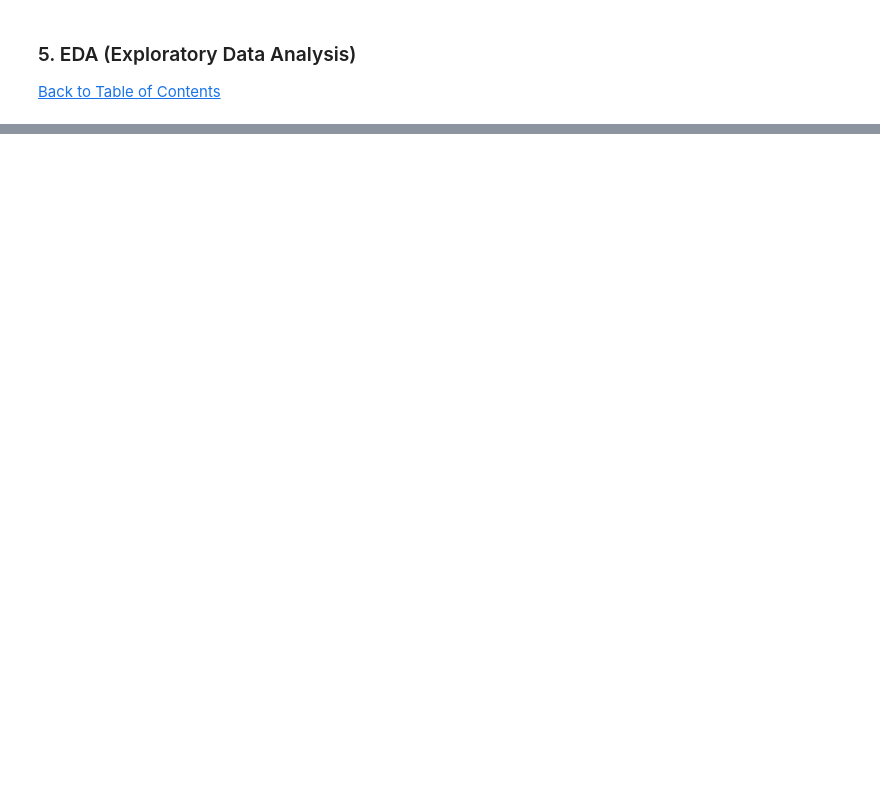
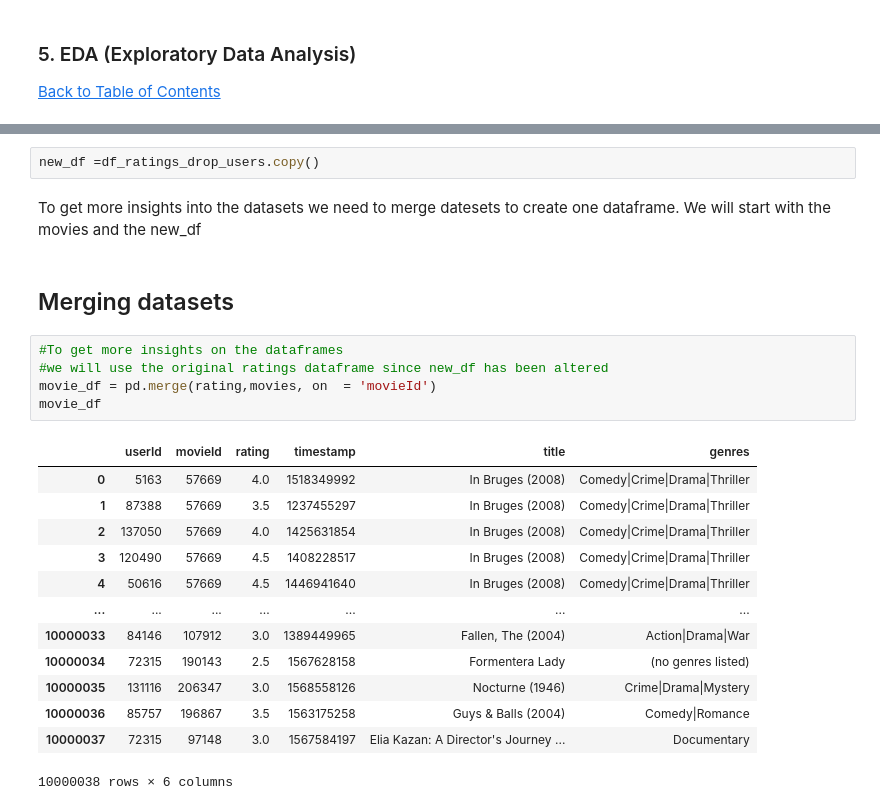
Before and after one commit to CBB6/unsupervised-predict-streamlit-cb3, a Jupyter notebook: unsupervised.ipynb, the cells around one changed output, grey strips where cells are left out. Saved outputs shown, nothing was run; the diff lists cells and outputs as text; blank space fills up the shorter version.

```diff
--- a/unsupervised.ipynb
+++ b/unsupervised.ipynb
@@ -119,0 +312,25 @@ train_df.shape
+# %%
+new_df =df_ratings_drop_users.copy()
+# %% [markdown]
+To get more insights into the datasets we need to merge datesets to create one dataframe. We will start with the movies and the new_df
+# %% [markdown]
+## Merging datasets
+# %%
+#To get more insights on the dataframes
+#we will use the original ratings dataframe since new_df has been altered
+movie_df = pd.merge(rating,movies, on  = 'movieId')
+movie_df
+# %% [output]
+|  | userId | movieId | rating | timestamp | title | genres |
+| 0 | 5163 | 57669 | 4.0 | 1518349992 | In Bruges (2008) | Comedy|Crime|Drama|Thriller |
+| 1 | 87388 | 57669 | 3.5 | 1237455297 | In Bruges (2008) | Comedy|Crime|Drama|Thriller |
+| 2 | 137050 | 57669 | 4.0 | 1425631854 | In Bruges (2008) | Comedy|Crime|Drama|Thriller |
+| 3 | 120490 | 57669 | 4.5 | 1408228517 | In Bruges (2008) | Comedy|Crime|Drama|Thriller |
+| 4 | 50616 | 57669 | 4.5 | 1446941640 | In Bruges (2008) | Comedy|Crime|Drama|Thriller |
+| ... | ... | ... | ... | ... | ... | ... |
+| 10000033 | 84146 | 107912 | 3.0 | 1389449965 | Fallen, The (2004) | Action|Drama|War |
+| 10000034 | 72315 | 190143 | 2.5 | 1567628158 | Formentera Lady | (no genres listed) |
+| 10000035 | 131116 | 206347 | 3.0 | 1568558126 | Nocturne (1946) | Crime|Drama|Mystery |
+| 10000036 | 85757 | 196867 | 3.5 | 1563175258 | Guys & Balls (2004) | Comedy|Romance |
+| 10000037 | 72315 | 97148 | 3.0 | 1567584197 | Elia Kazan: A Director's Journey ... | Documentary |
+10000038 rows × 6 columns
```
Also changed, not shown: parts of 41 cells of this notebook.
